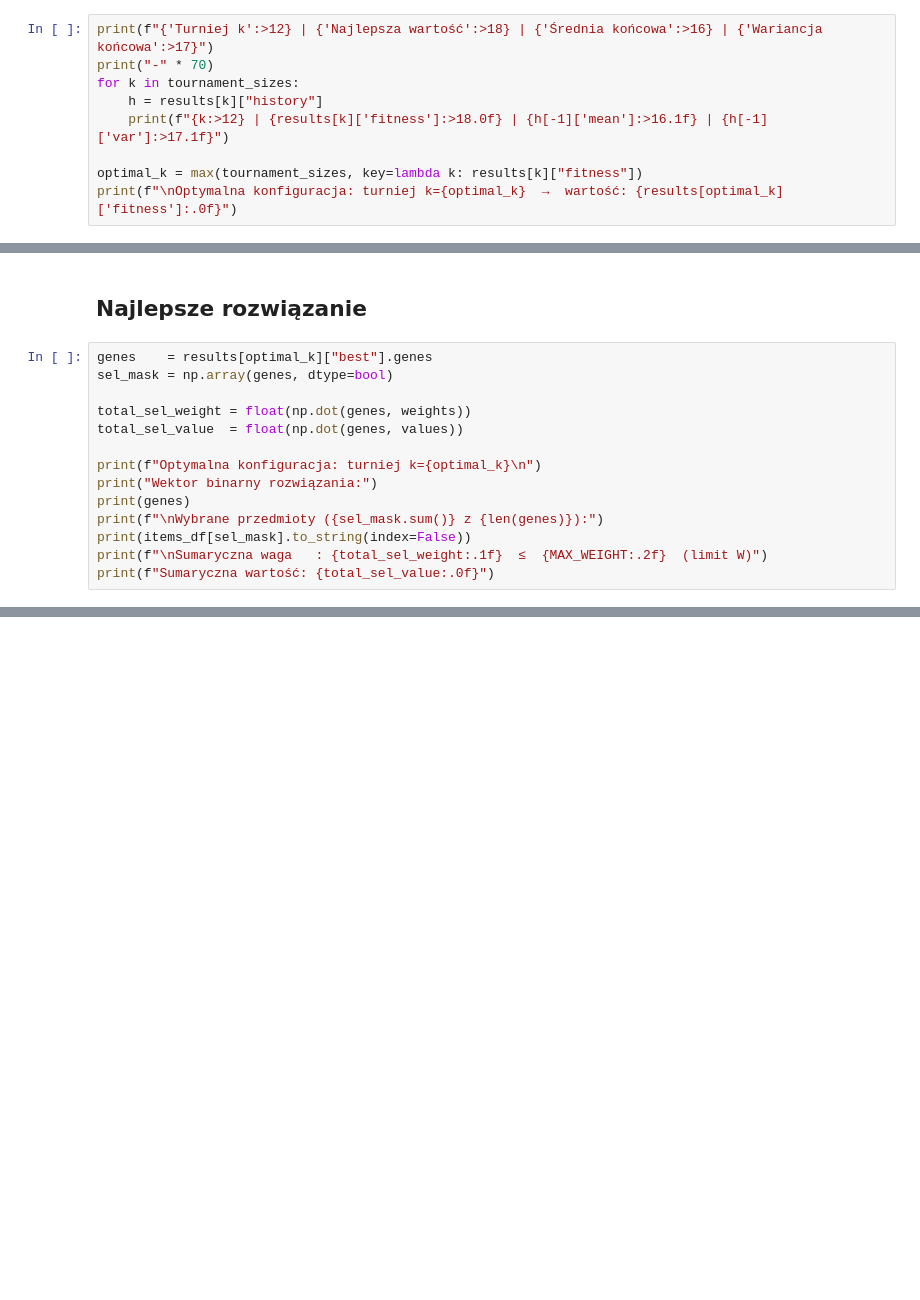
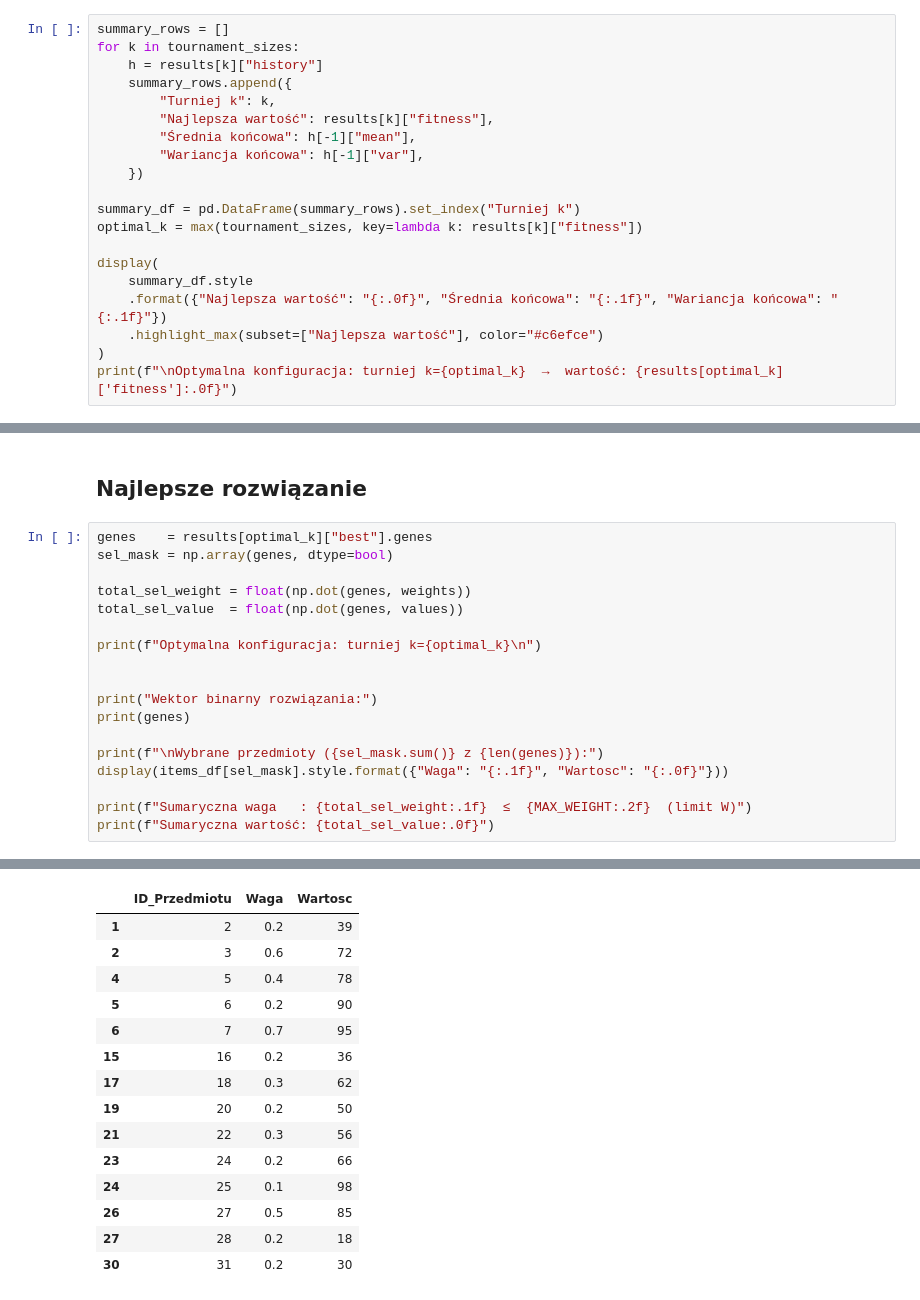
Before and after one commit to decode-debug/Projekt2AE, a Jupyter notebook: report.ipynb, the cells around one changed output, grey strips where cells are left out. Drawn from its saved outputs; the diff is of its cells as text; blank space fills up the shorter version.

```diff
--- a/report.ipynb
+++ b/report.ipynb
@@ -137,12 +146,23 @@ plt.show()
 
 **Metoda selekcji i rozmiar turnieju $k$:** jako kryterium doboru przyjęto najwyższą wartość funkcji celu uzyskaną przez najlepszego osobnika w całym przebiegu. Poniższa tabela podsumowuje wyniki wszystkich uruchomień — konfiguracją optymalną jest ta z najwyższą wartością.
 # %%
-print(f"{'Turniej k':>12} | {'Najlepsza wartość':>18} | {'Średnia końcowa':>16} | {'Wariancja końcowa':>17}")
-print("-" * 70)
+summary_rows = []
 for k in tournament_sizes:
     h = results[k]["history"]
-    print(f"{k:>12} | {results[k]['fitness']:>18.0f} | {h[-1]['mean']:>16.1f} | {h[-1]['var']:>17.1f}")
+    summary_rows.append({
+        "Turniej k": k,
+        "Najlepsza wartość": results[k]["fitness"],
+        "Średnia końcowa": h[-1]["mean"],
+        "Wariancja końcowa": h[-1]["var"],
+    })
 
+summary_df = pd.DataFrame(summary_rows).set_index("Turniej k")
 optimal_k = max(tournament_sizes, key=lambda k: results[k]["fitness"])
+
+display(
+    summary_df.style
+    .format({"Najlepsza wartość": "{:.0f}", "Średnia końcowa": "{:.1f}", "Wariancja końcowa": "{:.1f}"})
+    .highlight_max(subset=["Najlepsza wartość"], color="#c6efce")
+)
 print(f"\nOptymalna konfiguracja: turniej k={optimal_k}  →  wartość: {results[optimal_k]['fitness']:.0f}")
 # %% [output]
@@ -164,11 +183,15 @@ total_sel_weight = float(np.dot(genes, weights))
 total_sel_value  = float(np.dot(genes, values))
 
 print(f"Optymalna konfiguracja: turniej k={optimal_k}\n")
+
+
 print("Wektor binarny rozwiązania:")
 print(genes)
+
 print(f"\nWybrane przedmioty ({sel_mask.sum()} z {len(genes)}):")
-print(items_df[sel_mask].to_string(index=False))
-print(f"\nSumaryczna waga   : {total_sel_weight:.1f}  ≤  {MAX_WEIGHT:.2f}  (limit W)")
+display(items_df[sel_mask].style.format({"Waga": "{:.1f}", "Wartosc": "{:.0f}"}))
+
+print(f"Sumaryczna waga   : {total_sel_weight:.1f}  ≤  {MAX_WEIGHT:.2f}  (limit W)")
 print(f"Sumaryczna wartość: {total_sel_value:.0f}")
 # %% [output]
 Optymalna konfiguracja: turniej k=2
@@ -190,0 +203,15 @@ Sumaryczna wartość: 968
+|  | ID_Przedmiotu | Waga | Wartosc |
+| 1 | 2 | 0.2 | 39 |
+| 2 | 3 | 0.6 | 72 |
+| 4 | 5 | 0.4 | 78 |
+| 5 | 6 | 0.2 | 90 |
+| 6 | 7 | 0.7 | 95 |
+| 15 | 16 | 0.2 | 36 |
+| 17 | 18 | 0.3 | 62 |
+| 19 | 20 | 0.2 | 50 |
+| 21 | 22 | 0.3 | 56 |
+| 23 | 24 | 0.2 | 66 |
+| 24 | 25 | 0.1 | 98 |
+| 26 | 27 | 0.5 | 85 |
+| 27 | 28 | 0.2 | 18 |
+| 30 | 31 | 0.2 | 30 |
```
Also changed, not shown: parts of 10 cells of this notebook, 4 other files.
